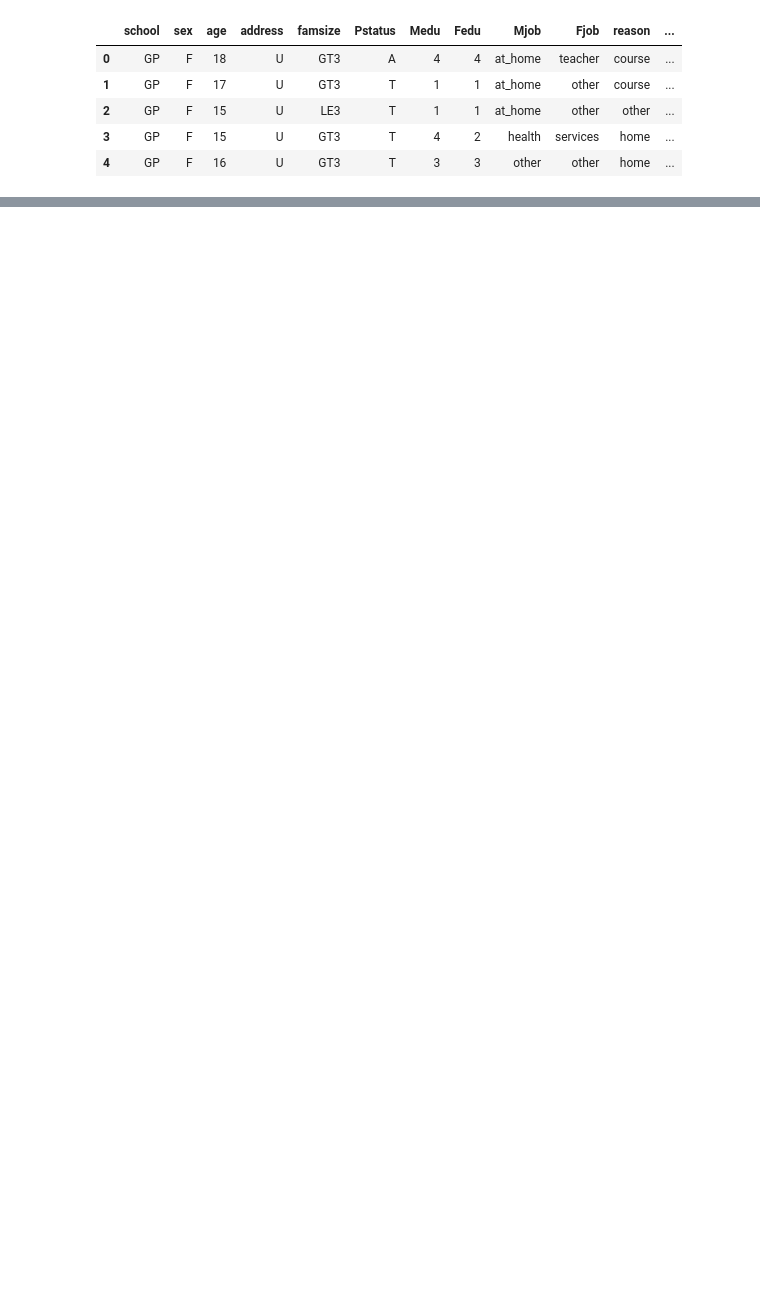
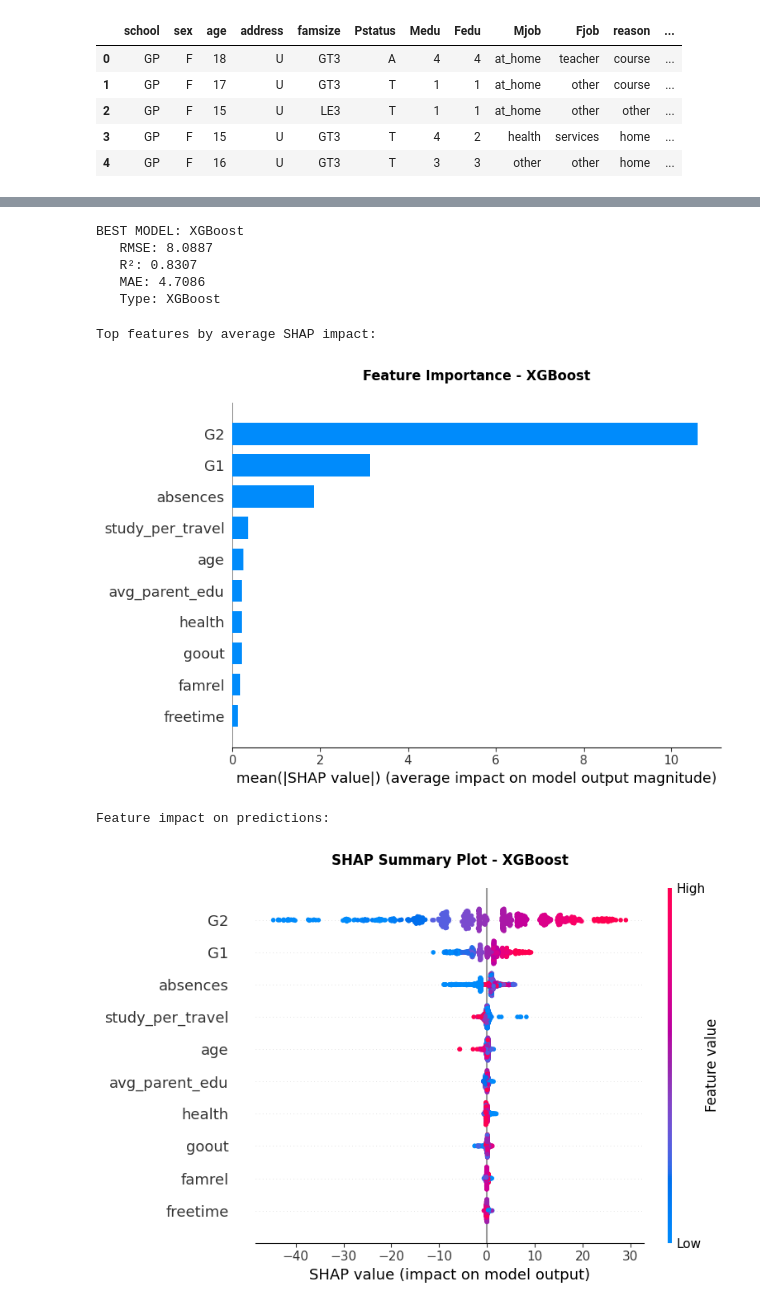
Before and after one commit to TenathDilusha/Student-result-prediction-with-XAI, a Jupyter notebook: notebooks/main.ipynb, the cells around one changed output, grey strips where cells are left out. Drawn from its saved outputs; the diff is of its cells as text; code cells hidden in the pictures; blank space fills up the shorter version.

```diff
--- a/notebooks/main.ipynb
+++ b/notebooks/main.ipynb
@@ -28,7 +27,6 @@ df.head()
 | 3 | GP | F | 15 | U | GT3 | T | 4 | 2 | health | services | home | ... |
 | 4 | GP | F | 16 | U | GT3 | T | 3 | 3 | other | other | home | ... |
 # %%
-# Simplified preprocessing (fixed order for dummies and drop)
 for col in ["Mjob", "Fjob", "reason", "guardian"]:
     dummies = pd.get_dummies(df[col], prefix=col)
     df = pd.concat([df, dummies], axis=1)
@@ -38,22 +36,20 @@ df = df.drop(columns=["school", "address"])
 
 df["sex_male"] = df["sex"] == "M"
 df["parent_together"] = df["Pstatus"] == "T"
+df["famsize_large"] = df["famsize"] == "GT3"
 
 mapping = {1: 60, 2: 210, 3: 450, 4: 720}
 df["traveltime_minutes"] = df["traveltime"].map(mapping)
 df["studytime_minutes"] = df["studytime"].map(mapping)
 
 for col in ["schoolsup", "famsup", "paid", "activities", "nursery", "higher", "internet", "romantic"]:
-    df[col] = df[col] == "yes"
+    df[col] = (df[col] == "yes").astype(int)
 
 for col in ["G1", "G2", "G3"]:
     df[col] = df[col] * 5
 
-
 df["avg_parent_edu"] = (df["Medu"] + df["Fedu"]) / 2
-support_cols = ["schoolsup", "famsup", "paid"]
-df[support_cols] = df[support_cols].astype(int)
-df["total_support"] = df["schoolsup"] + df["famsup"] + df["paid"]
+df["total_support"] = df[["schoolsup", "famsup", "paid"]].sum(axis=1)
 df["study_per_travel"] = df["studytime_minutes"] / (df["traveltime_minutes"] + 1)
 
-df = df.drop(columns=["schoolsup", "famsup", "paid", "studytime_minutes", "traveltime_minutes", "studytime", "Medu", "Fedu"])
+df = df.drop(columns=["schoolsup", "Pstatus", "famsup", "paid", "studytime_minutes", "traveltime_minutes", "studytime", "Medu", "Fedu", "sex", "famsize"])
@@ -364,0 +210,64 @@ Sample #1 Prediction Breakdown:
+# %%
+# Select the best model based on R² (highest is best)
+best_model_r2 = max(rf_r2, xgb_r2)
+if rf_r2 > xgb_r2:
+    best_estimator = model  # RF model
+    best_predictions = y_pred
+    best_model_name = 'Random Forest (Optimized)'
+    best_model_rmse = rf_rmse
+    best_model_mae = rf_mae
+    is_rf = True
+else:
+    best_estimator = xgb_model  # XGB model
+    best_predictions = xgb_pred
+    best_model_name = 'XGBoost'
+    best_model_rmse = xgb_rmse
+    best_model_mae = xgb_mae
+    is_rf = False
+
+print(f"\nBEST MODEL: {best_model_name}")
+print(f"   RMSE: {best_model_rmse:.4f}")
+print(f"   R²: {best_model_r2:.4f}")
+print(f"   MAE: {best_model_mae:.4f}")
+print(f"   Type: {'Random Forest' if is_rf else 'XGBoost'}")
+# %% [output]
+BEST MODEL: XGBoost
+   RMSE: 8.0887
+   R²: 0.8307
+   MAE: 4.7086
+   Type: XGBoost
+# %%
+# Get feature names
+selected_mask = selector.get_support()
+selected_features = X.columns[selected_mask]
+X_train_df = pd.DataFrame(X_train, columns=selected_features)
+X_test_df = pd.DataFrame(X_test, columns=selected_features)
+
+# Create explainer based on model type
+if is_rf:
+    explainer_best = shap.TreeExplainer(best_estimator)
+    shap_values_best = explainer_best.shap_values(X_train_df)
+    expected_value = explainer_best.expected_value
+else:
+    # For XGBoost
+    explainer_best = shap.TreeExplainer(best_estimator)
+    shap_values_best = explainer_best.shap_values(X_train_df)
+    expected_value = explainer_best.expected_value
+
+# Summary plot - Feature importance
+print("Top features by average SHAP impact:")
+shap.summary_plot(shap_values_best, X_train_df, plot_type="bar", show=False)
+plt.title(f"Feature Importance - {best_model_name}", fontsize=12, fontweight='bold', pad=20)
+plt.tight_layout()
+plt.show()
+
+print("\nFeature impact on predictions:")
+shap.summary_plot(shap_values_best, X_train_df, show=False)
+plt.title(f"SHAP Summary Plot - {best_model_name}", fontsize=12, fontweight='bold', pad=20)
+plt.tight_layout()
+plt.show()
+# %% [output]
+Top features by average SHAP impact:
+[figure, added]
+Feature impact on predictions:
+[figure, added]
```
Also changed, not shown: parts of 16 cells of this notebook.
